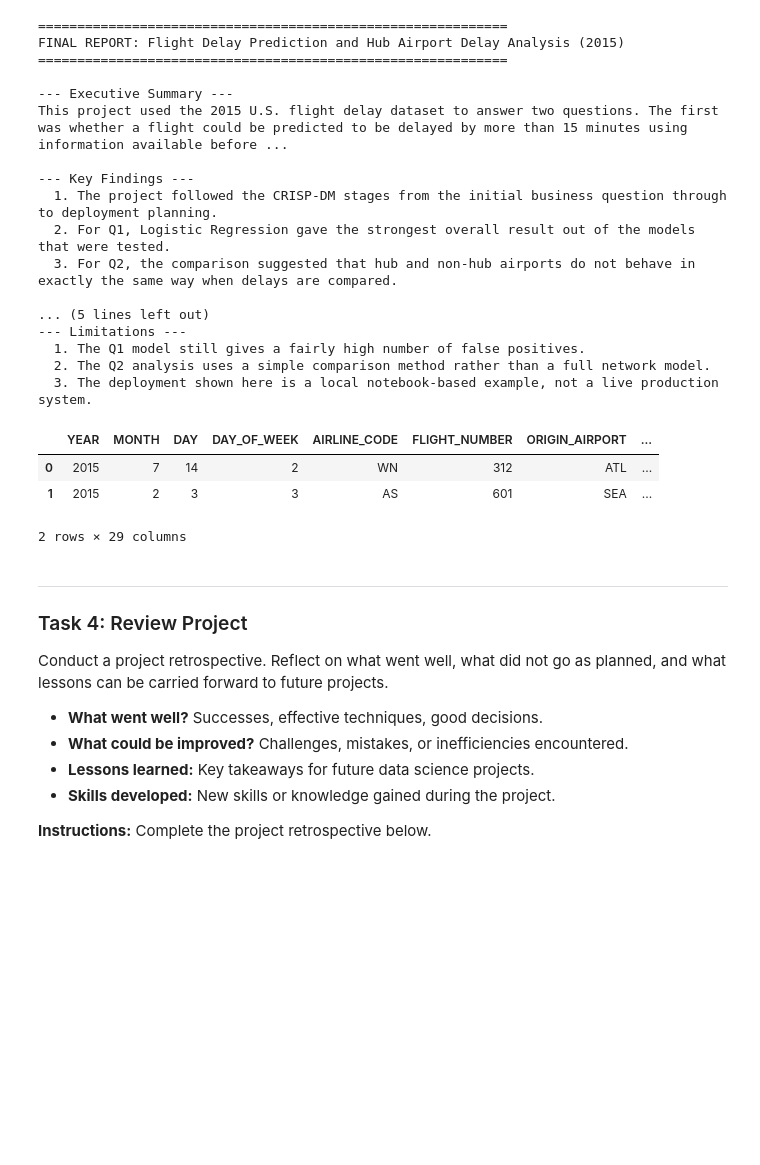
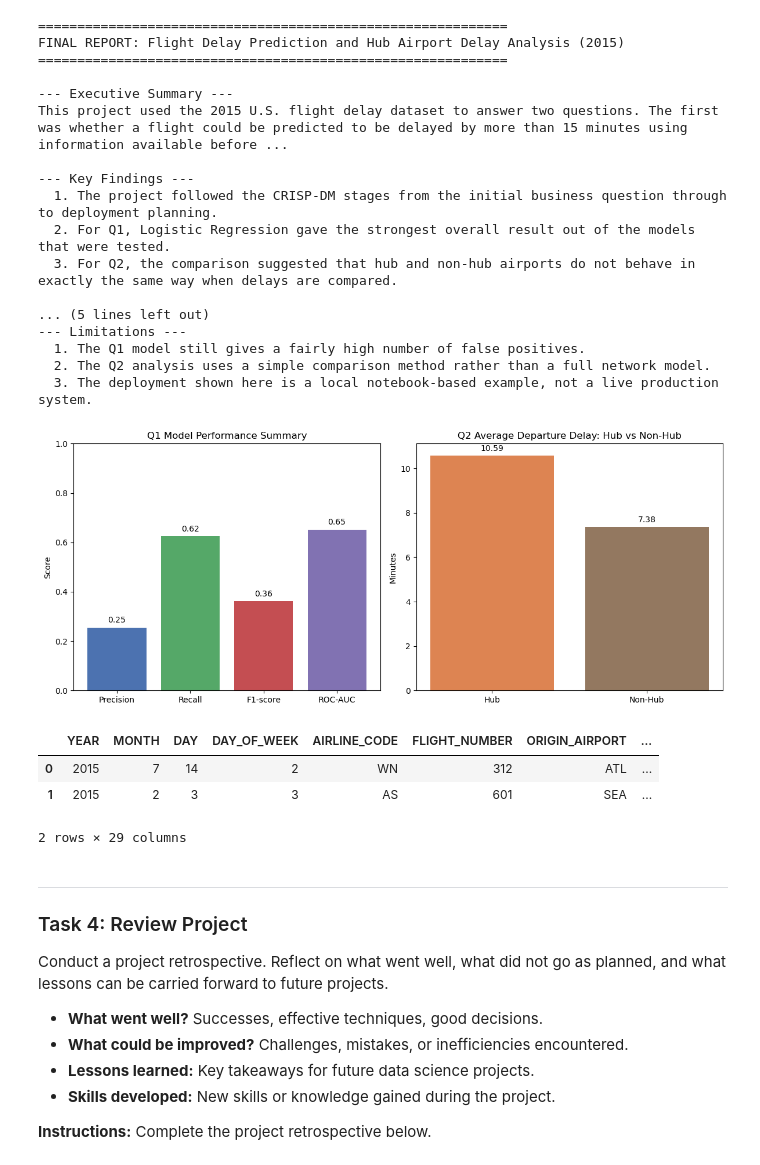
Before and after one commit to AnasH232/Data-Science-CW, a Jupyter notebook: notebooks/Phase_6_Deployment.ipynb, the cells around one changed output. Cells and saved outputs as stored; diff of their text form; code cells hidden in the pictures; blank space fills up the shorter version.

Commit message:
Added summary charts to phase 6

```diff
--- a/notebooks/Phase_6_Deployment.ipynb
+++ b/notebooks/Phase_6_Deployment.ipynb
@@ -276,7 +277,34 @@ This project used the 2015 U.S. flight delay dataset to answer two questions. Th
   2. The Q2 analysis uses a simple comparison method rather than a full network model.
   3. The deployment shown here is a local notebook-based example, not a live production system.
 # %%
-# Generate a simple deployment demonstration using new example flight records.
+# Summary plots for Q1 and Q2
+
+q1_metrics = pd.DataFrame({
+    'Metric': ['Precision', 'Recall', 'F1-score', 'ROC-AUC'],
+    'Score': [0.2543, 0.6248, 0.3614, 0.6512]
+})
+
+q2_hub_summary = pd.read_csv('../data/processed/q2_hub_summary.csv')
+
+fig, axes = plt.subplots(1, 2, figsize=(12, 5))
+
+axes[0].bar(q1_metrics['Metric'], q1_metrics['Score'], color=['#4C72B0', '#55A868', '#C44E52', '#8172B2'])
+axes[0].set_title('Q1 Model Performance Summary')
+axes[0].set_ylabel('Score')
+axes[0].set_ylim(0, 1)
+for i, value in enumerate(q1_metrics['Score']):
+    axes[0].text(i, value + 0.02, f'{value:.2f}', ha='center')
+
+axes[1].bar(q2_hub_summary['HUB_STATUS'], q2_hub_summary['avg_departure_delay'], color=['#DD8452', '#937860'])
+axes[1].set_title('Q2 Average Departure Delay: Hub vs Non-Hub')
+axes[1].set_ylabel('Minutes')
+for i, value in enumerate(q2_hub_summary['avg_departure_delay']):
+    axes[1].text(i, value + 0.2, f'{value:.2f}', ha='center')
+
+plt.tight_layout()
+plt.show()
+
+# Simple prediction demonstration using new example flight records
 
 sample_flights = [
     {
@@ -315,33 +343,34 @@ sample_flights = [
         'DAY_OF_WEEK': 3,
         'AIRLINE_CODE': 'AS',
         'FLIGHT_NUMBER': 601,
         'ORIGIN_AIRPORT': 'SEA',
         'DESTINATION_AIRPORT': 'PDX',
         'SCHEDULED_DEPARTURE': 845,
         'SCHEDULED_TIME': 55.0,
         'DISTANCE': 129,
         'CANCELLED': 0,
         'DIVERTED': 0,
         'SCHEDULED_DEPARTURE_HOUR': 8,
         'AIRLINE_NAME': 'Alaska Airlines Inc.',
         'ORIGIN_AIRPORT_NAME': 'Seattle-Tacoma International Airport',
         'ORIGIN_CITY': 'Seattle',
         'ORIGIN_STATE': 'WA',
         'ORIGIN_COUNTRY': 'USA',
         'ORIGIN_LATITUDE': 47.4502,
         'ORIGIN_LONGITUDE': -122.3088,
         'DESTINATION_AIRPORT_NAME': 'Portland International Airport',
         'DESTINATION_CITY': 'Portland',
         'DESTINATION_STATE': 'OR',
         'DESTINATION_COUNTRY': 'USA',
         'DESTINATION_LATITUDE': 45.5898,
         'DESTINATION_LONGITUDE': -122.5951,
     }
 ]
 
 deployment_predictions = predict_delay_risk(deployed_model, sample_flights)
 deployment_predictions
 # %% [output]
+[figure, added]
 |  | YEAR | MONTH | DAY | DAY_OF_WEEK | AIRLINE_CODE | FLIGHT_NUMBER | ORIGIN_AIRPORT | ... |
 | 0 | 2015 | 7 | 14 | 2 | WN | 312 | ATL | ... |
 | 1 | 2015 | 2 | 3 | 3 | AS | 601 | SEA | ... |
```
Also changed, not shown: parts of 1 cell of this notebook.
